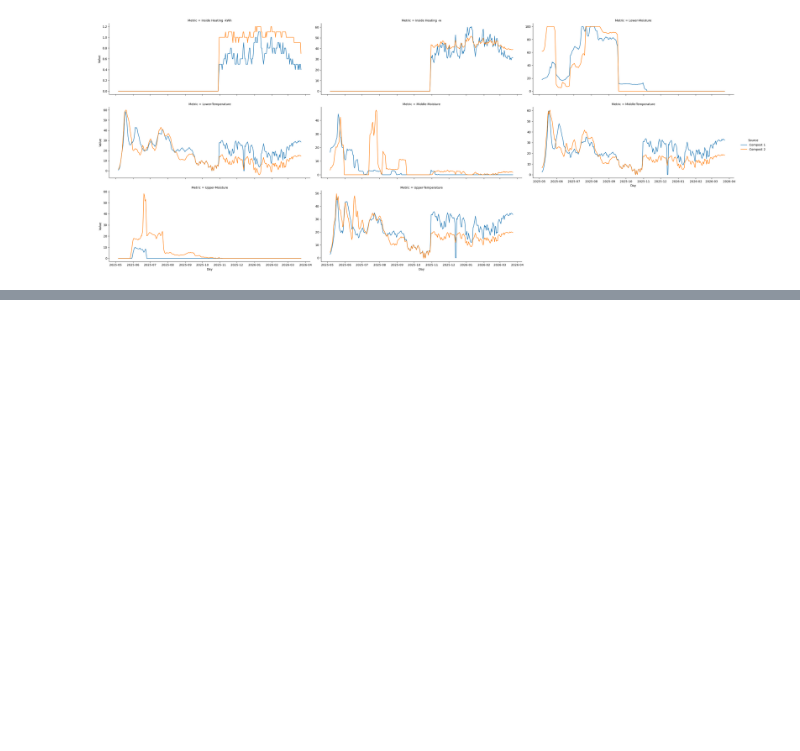
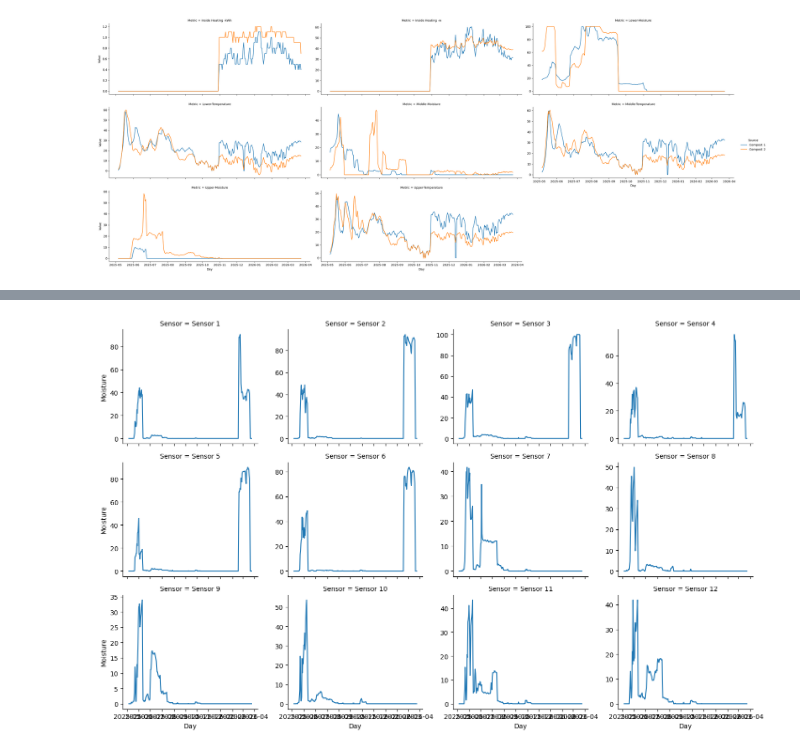
Before and after one commit to Compost-Coders/composting-coders, a Jupyter notebook: notebooks/analysis_fabian.ipynb, the cells around one changed output, grey strips where cells are left out. Cells and saved outputs as stored; diff of their text form; code cells hidden in the pictures; blank space fills up the shorter version.

```diff
--- a/notebooks/analysis_fabian.ipynb
+++ b/notebooks/analysis_fabian.ipynb
@@ -200,0 +244,22 @@ plt.show()
+# %%
+# unpivot for better visualization
+long_sensor = sensor_df.unpivot(index="Day",
+                                variable_name="Sensor",
+                                value_name="Moisture")
+
+# plot the timeline of all the sensors
+g = sns.relplot(
+    data=long_sensor,
+    x="Day",
+    y="Moisture",
+    col="Sensor",
+    col_wrap=4,
+    kind="line",
+    height=3,
+    aspect=1.2,
+    facet_kws={'sharey': False}
+)
+
+plt.show()
+# %% [output]
+[figure, added]
```
Also changed, not shown: parts of 4 cells of this notebook.
